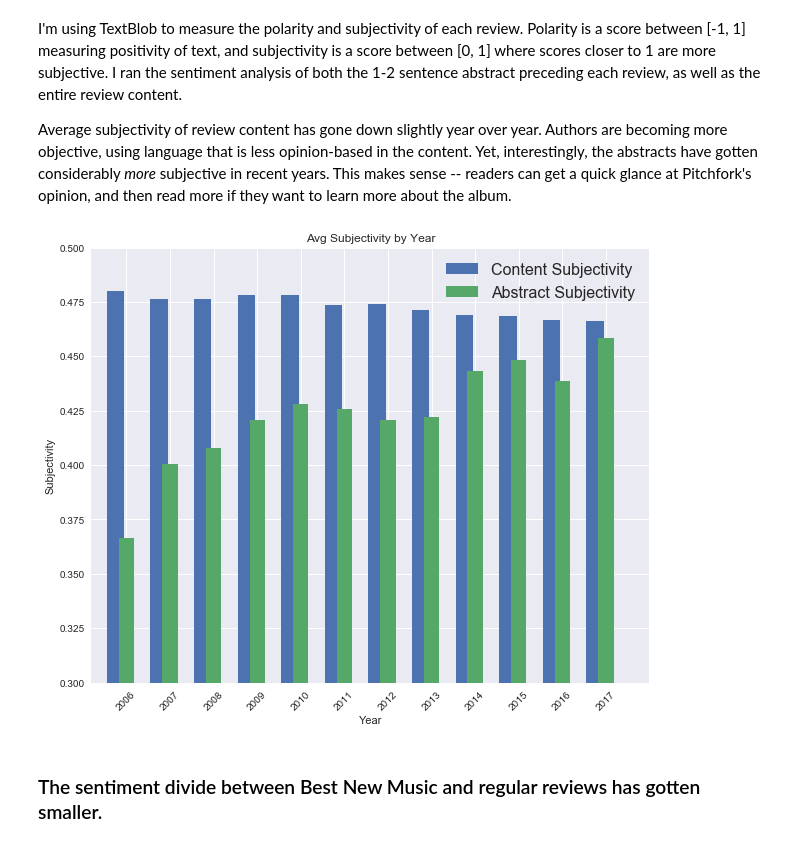
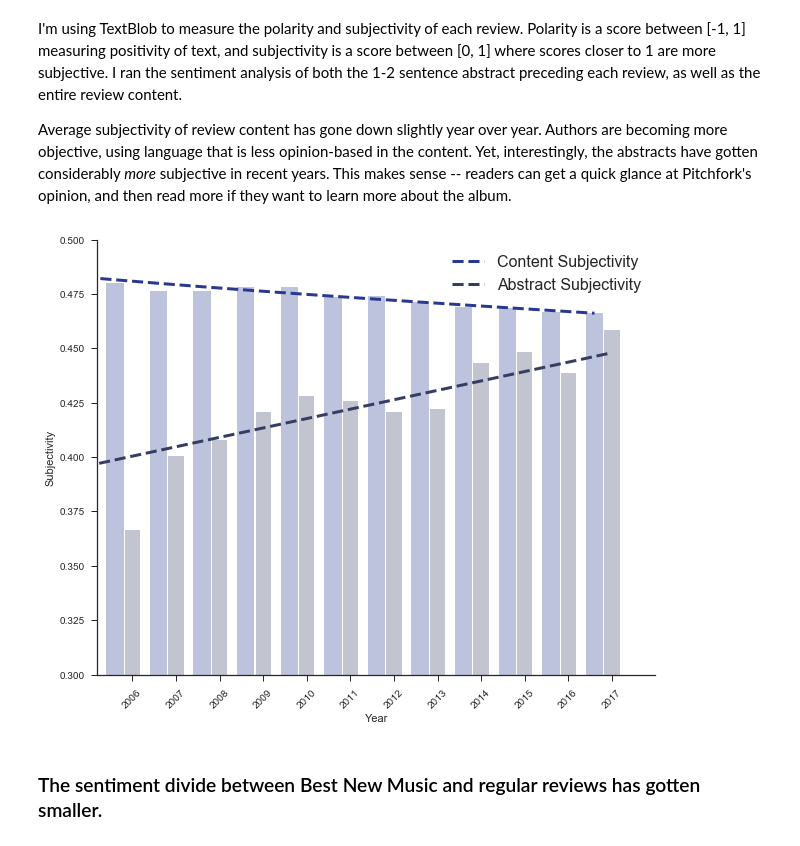
Before and after one commit to andrewjbashford/GalvanizeCapstone, a Jupyter notebook: Abstract and Content Analysis.ipynb, the cells around one changed output. Saved outputs shown, nothing was run; the diff lists cells and outputs as text; code cells hidden in the pictures.

Commit message:
saving plots

```diff
--- a/Abstract and Content Analysis.ipynb
+++ b/Abstract and Content Analysis.ipynb
@@ -47,0 +70,2 @@ plt.show()
+# %%
+sns.set_style('whitegrid')
@@ -70,3 +117,5 @@ plt.show()
 I'm using TextBlob to measure the polarity and subjectivity of each review. Polarity is a score between [-1, 1] measuring positivity of text, and subjectivity is a score between [0, 1] where scores closer to 1 are more subjective. I ran the sentiment analysis of both the 1-2 sentence abstract preceding each review, as well as the entire review content.
 
 Average subjectivity of review content has gone down slightly year over year. Authors are becoming more objective, using language that is less opinion-based in the content. Yet, interestingly, the abstracts have gotten considerably *more* subjective in recent years. This makes sense -- readers can get a quick glance at Pitchfork's opinion, and then read more if they want to learn more about the album.
+# %%
+sns.set_style('ticks')
@@ -73,24 +128,34 @@ Average subjectivity of review content has gone down slightly year over year. Au
 # %%
 plt.figure(figsize=(10,8))
-plt.bar(df['pub_year'].unique()[::-1] - .25,
+plt.bar(df['pub_year'].unique()[::-1] - .4,
         df.groupby('pub_year')['cont_subjectivity'].mean(),
-        width=.4,
-        label='Content Subjectivity')
+        width=.4, color='#2a3990', alpha=.3)
+x = df['pub_year'].unique()[::-1] -.4
+y = df.groupby('pub_year')['cont_subjectivity'].mean()
+z = np.polyfit(x, y, 3)
+p = np.poly1d(z)
+plt.plot(x,p(x),'#2a3990', linestyle='--', lw=3, label='Content Subjectivity')
+
 plt.bar(df['pub_year'].unique()[::-1],
         df.groupby('pub_year')['abs_subjectivity'].mean(),
-        width=.35,
-        label='Abstract Subjectivity')
+        width=.35, alpha=.3, color="#363d63")
+x = df['pub_year'].unique()[::-1]
+y = df.groupby('pub_year')['abs_subjectivity'].mean()
+z = np.polyfit(x, y, 1)
+p = np.poly1d(z)
+plt.plot(x,p(x),"#363d63", linestyle='--', lw=3, label='Abstract Subjectivity')
 
 plt.xticks(years, rotation=45)
 plt.xlim(2005.2, 2018)
 plt.xlabel('Year')
 plt.ylabel('Subjectivity')
-plt.title('Avg Subjectivity by Year')
+# plt.title('Avg Subjectivity by Year')
 plt.ylim(.3,.5)
 plt.legend(fontsize=16)
-plt.show()
+sns.despine()
+plt.savefig('subjectivity_by_year')
 # %% [output]
-[figure, old version]
+[figure, new version]
 # %% [markdown]
 ### The sentiment divide between Best New Music and regular reviews has gotten smaller.
 # %% [markdown]
```
Also changed, not shown: parts of 7 cells of this notebook, 21 other files.
